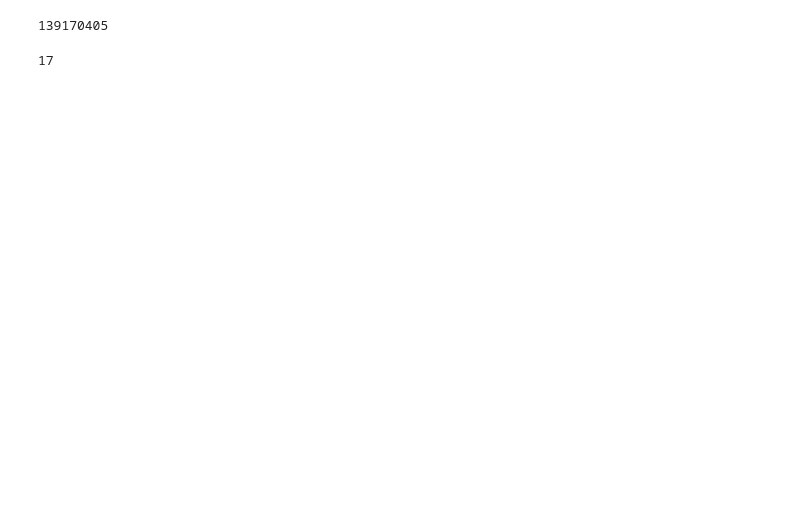
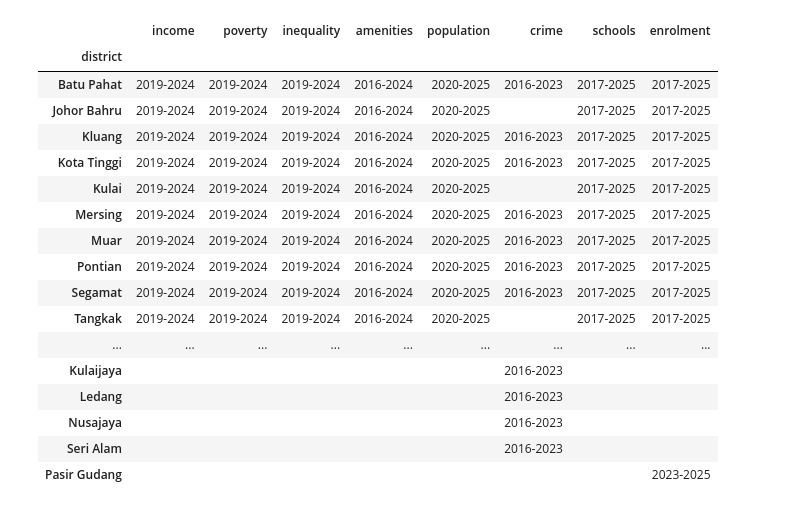
Before and after one commit to rumned/fc-CU5-capstone-project, a Jupyter notebook: project.ipynb, the cells around one changed output. Drawn from its saved outputs; the diff is of its cells as text; code cells hidden in the pictures; blank space fills up the shorter version.

```diff
--- a/project.ipynb
+++ b/project.ipynb
@@ -91,8 +3,15 @@ df2['src_bytes'].min()
-# %%
-df1['bytes_sent'].max()
-# %% [output]
-139170405
-# %%
-df1['bytes_sent'].min()
-# %% [output]
-17
+# %%
+crime = pd.read_csv('data/crime_district.csv')
+amenities = pd.read_csv('data/hh_access_amenities.csv')
+income = pd.read_csv('data/hh_income_district.csv')
+inequality = pd.read_csv('data/hh_inequality_district.csv')
+poverty = pd.read_csv('data/hh_poverty_district.csv')
+pop_dist = pd.read_csv('data/population_district.csv')
+schools_dist = pd.read_csv('data/schools_district.csv')
+enrolment = pd.read_csv('data/enrolment_school_district.csv')
+# %%
+dfs = {
+    'income': income, 'poverty': poverty, 'inequality': inequality,
+    'amenities': amenities, 'population': pop_dist, 'crime': crime,
+    'schools': schools_dist, 'enrolment': enrolment,
+}
@@ -98,0 +23,27 @@ df1['bytes_sent'].min()
+# %%
+cols = []
+for name, d in dfs.items():
+    g = d.assign(year=d['date'].str[:4]).groupby(['state', 'district'])['year'].agg(['min', 'max'])
+    cols.append((g['min'] + '-' + g['max']).rename(name))
+
+yrs_w_data = pd.concat(cols, axis=1).fillna('')
+yrs_w_data.loc['Johor']
+# %% [output]
+|  | income | poverty | inequality | amenities | population | crime | schools | enrolment |
+| district |  |  |  |  |  |  |  |  |
+| Batu Pahat | 2019-2024 | 2019-2024 | 2019-2024 | 2016-2024 | 2020-2025 | 2016-2023 | 2017-2025 | 2017-2025 |
+| Johor Bahru | 2019-2024 | 2019-2024 | 2019-2024 | 2016-2024 | 2020-2025 |  | 2017-2025 | 2017-2025 |
+| Kluang | 2019-2024 | 2019-2024 | 2019-2024 | 2016-2024 | 2020-2025 | 2016-2023 | 2017-2025 | 2017-2025 |
+| Kota Tinggi | 2019-2024 | 2019-2024 | 2019-2024 | 2016-2024 | 2020-2025 | 2016-2023 | 2017-2025 | 2017-2025 |
+| Kulai | 2019-2024 | 2019-2024 | 2019-2024 | 2016-2024 | 2020-2025 |  | 2017-2025 | 2017-2025 |
+| Mersing | 2019-2024 | 2019-2024 | 2019-2024 | 2016-2024 | 2020-2025 | 2016-2023 | 2017-2025 | 2017-2025 |
+| Muar | 2019-2024 | 2019-2024 | 2019-2024 | 2016-2024 | 2020-2025 | 2016-2023 | 2017-2025 | 2017-2025 |
+| Pontian | 2019-2024 | 2019-2024 | 2019-2024 | 2016-2024 | 2020-2025 | 2016-2023 | 2017-2025 | 2017-2025 |
+| Segamat | 2019-2024 | 2019-2024 | 2019-2024 | 2016-2024 | 2020-2025 | 2016-2023 | 2017-2025 | 2017-2025 |
+| Tangkak | 2019-2024 | 2019-2024 | 2019-2024 | 2016-2024 | 2020-2025 |  | 2017-2025 | 2017-2025 |
+| ... | ... | ... | ... | ... | ... | ... | ... | ... |
+| Kulaijaya |  |  |  |  |  | 2016-2023 |  |  |
+| Ledang |  |  |  |  |  | 2016-2023 |  |  |
+| Nusajaya |  |  |  |  |  | 2016-2023 |  |  |
+| Seri Alam |  |  |  |  |  | 2016-2023 |  |  |
+| Pasir Gudang |  |  |  |  |  |  |  | 2023-2025 |
```
Also changed, not shown: parts of 61 cells of this notebook, 8 other files.
